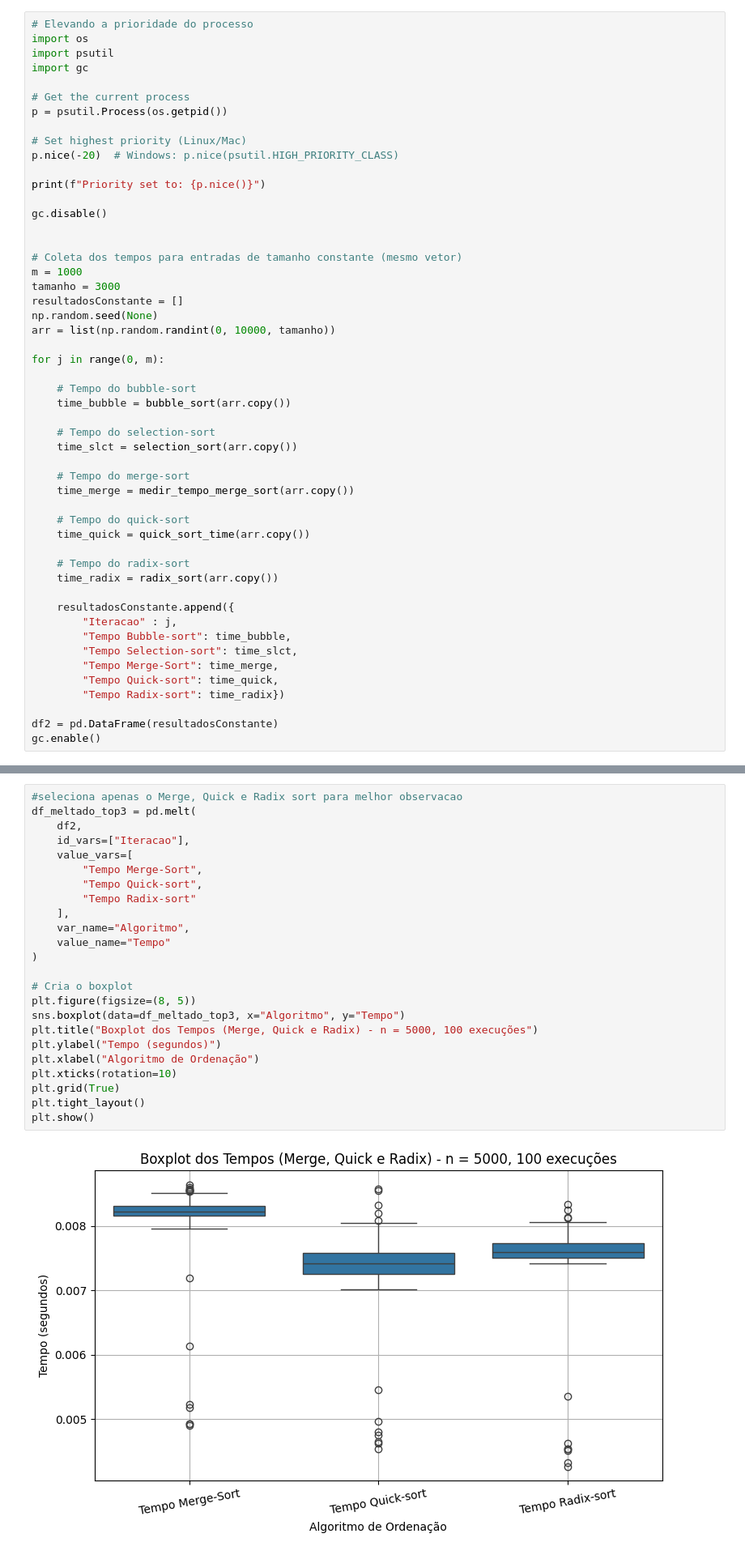
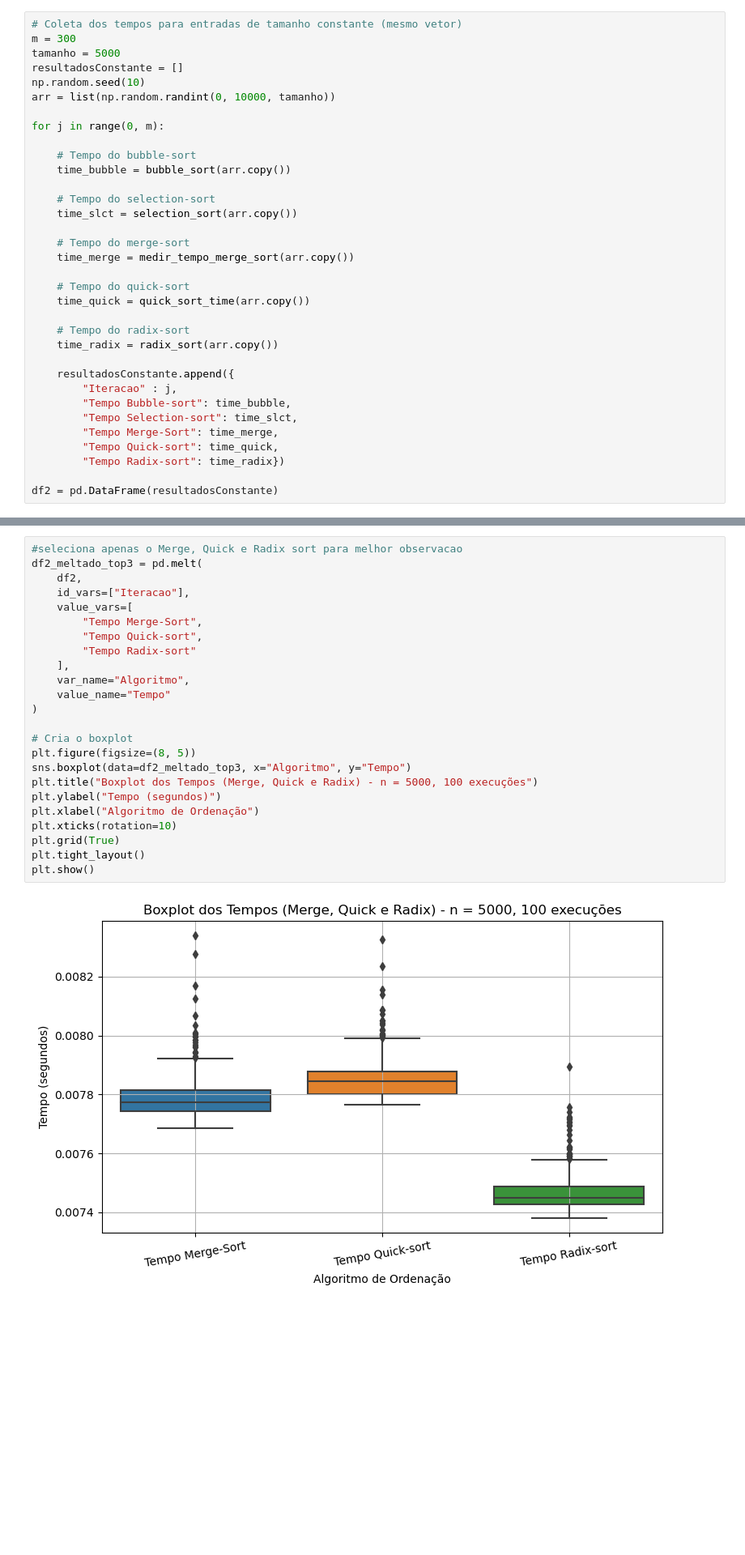
Before and after one commit to DesafianteHarmoniaCeleste/Statistics, a Jupyter notebook: Estatistica.ipynb, the cells around one changed output, grey strips where cells are left out. Shown: that part at 81% size. Saved outputs shown, nothing was run; the diff lists cells and outputs as text; blank space fills up the shorter version.

```diff
--- a/Estatistica.ipynb
+++ b/Estatistica.ipynb
@@ -195,27 +195,11 @@ for i in sizes:
 # Conversão para DataFrame
 df = pd.DataFrame(resultados)
 # %%
-# Elevando a prioridade do processo
-import os
-import psutil
-import gc
-
-# Get the current process
-p = psutil.Process(os.getpid())
-
-# Set highest priority (Linux/Mac)
-p.nice(-20)  # Windows: p.nice(psutil.HIGH_PRIORITY_CLASS)
-
-print(f"Priority set to: {p.nice()}")
-
-gc.disable()
-
-
 # Coleta dos tempos para entradas de tamanho constante (mesmo vetor)
-m = 1000
-tamanho = 3000
+m = 300
+tamanho = 5000
 resultadosConstante = []
-np.random.seed(None)
+np.random.seed(10)
 arr = list(np.random.randint(0, 10000, tamanho))
 
 for j in range(0, m):
@@ -244,4 +228,3 @@ for j in range(0, m):
         "Tempo Radix-sort": time_radix})
 
 df2 = pd.DataFrame(resultadosConstante)
-gc.enable()
@@ -586,29 +581,29 @@ plt.show()
 # %%
 #seleciona apenas o Merge, Quick e Radix sort para melhor observacao
-df_meltado_top3 = pd.melt(
+df2_meltado_top3 = pd.melt(
     df2,
     id_vars=["Iteracao"],
     value_vars=[
         "Tempo Merge-Sort",
         "Tempo Quick-sort",
         "Tempo Radix-sort"
     ],
     var_name="Algoritmo",
     value_name="Tempo"
 )
 
 # Cria o boxplot
 plt.figure(figsize=(8, 5))
-sns.boxplot(data=df_meltado_top3, x="Algoritmo", y="Tempo")
+sns.boxplot(data=df2_meltado_top3, x="Algoritmo", y="Tempo")
 plt.title("Boxplot dos Tempos (Merge, Quick e Radix) - n = 5000, 100 execuções")
 plt.ylabel("Tempo (segundos)")
 plt.xlabel("Algoritmo de Ordenação")
 plt.xticks(rotation=10)
 plt.grid(True)
 plt.tight_layout()
 plt.show()
 # %% [output]
-[figure, old version]
+[figure, new version]
 # %%
 ## PARTE 2 DO TRABALHO
 ## Para o caso de varias entradas de mesmo tamanho
```
Also changed, not shown: parts of 15 cells of this notebook, 1 other file.
